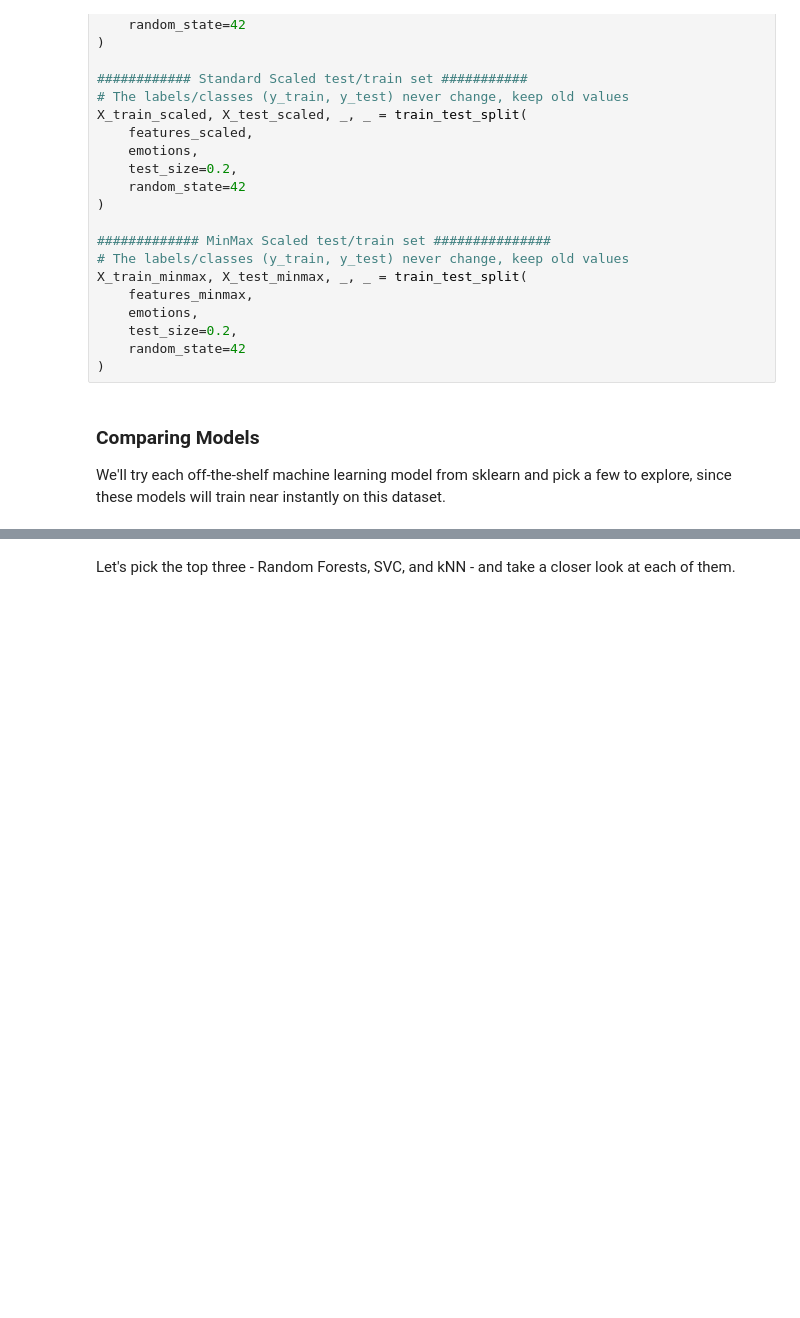
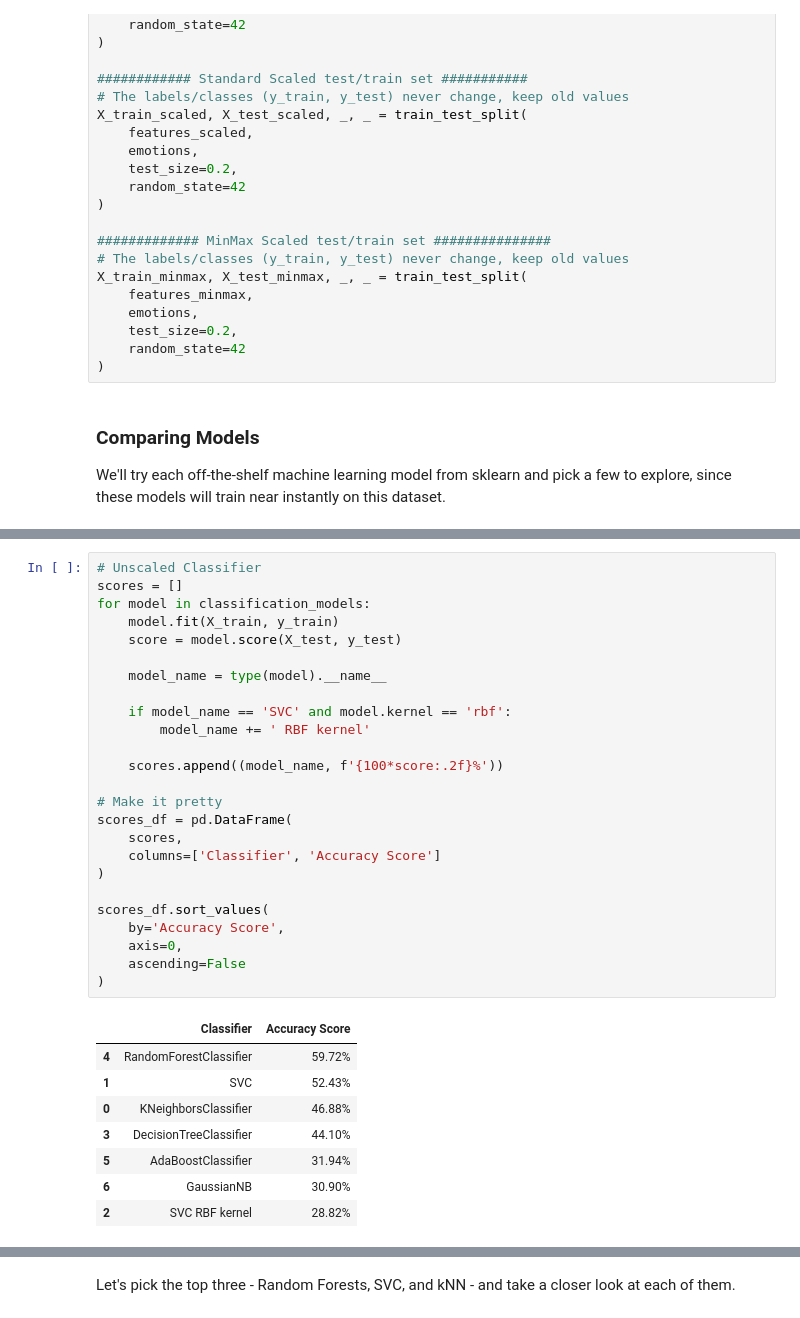
Before and after one commit to panka8e/Week3-ClassicML, a Jupyter notebook: week_3_machinelearning.ipynb, the cells around one changed output, grey strips where cells are left out. Drawn from its saved outputs; the diff is of its cells as text; blank space fills up the shorter version.

```diff
--- a/week_3_machinelearning.ipynb
+++ b/week_3_machinelearning.ipynb
@@ -465,0 +484,34 @@ scores_df.sort_values(by='Accuracy Score',axis=0,ascending=False)
+# %%
+# Unscaled Classifier
+scores = []
+for model in classification_models:
+    model.fit(X_train, y_train)
+    score = model.score(X_test, y_test)
+
+    model_name = type(model).__name__
+
+    if model_name == 'SVC' and model.kernel == 'rbf':
+        model_name += ' RBF kernel'
+
+    scores.append((model_name, f'{100*score:.2f}%'))
+
+# Make it pretty
+scores_df = pd.DataFrame(
+    scores,
+    columns=['Classifier', 'Accuracy Score']
+)
+
+scores_df.sort_values(
+    by='Accuracy Score',
+    axis=0,
+    ascending=False
+)
+# %% [output]
+|  | Classifier | Accuracy Score |
+| 4 | RandomForestClassifier | 59.72% |
+| 1 | SVC | 52.43% |
+| 0 | KNeighborsClassifier | 46.88% |
+| 3 | DecisionTreeClassifier | 44.10% |
+| 5 | AdaBoostClassifier | 31.94% |
+| 6 | GaussianNB | 30.90% |
+| 2 | SVC RBF kernel | 28.82% |
```
Also changed, not shown: parts of 16 cells of this notebook.
